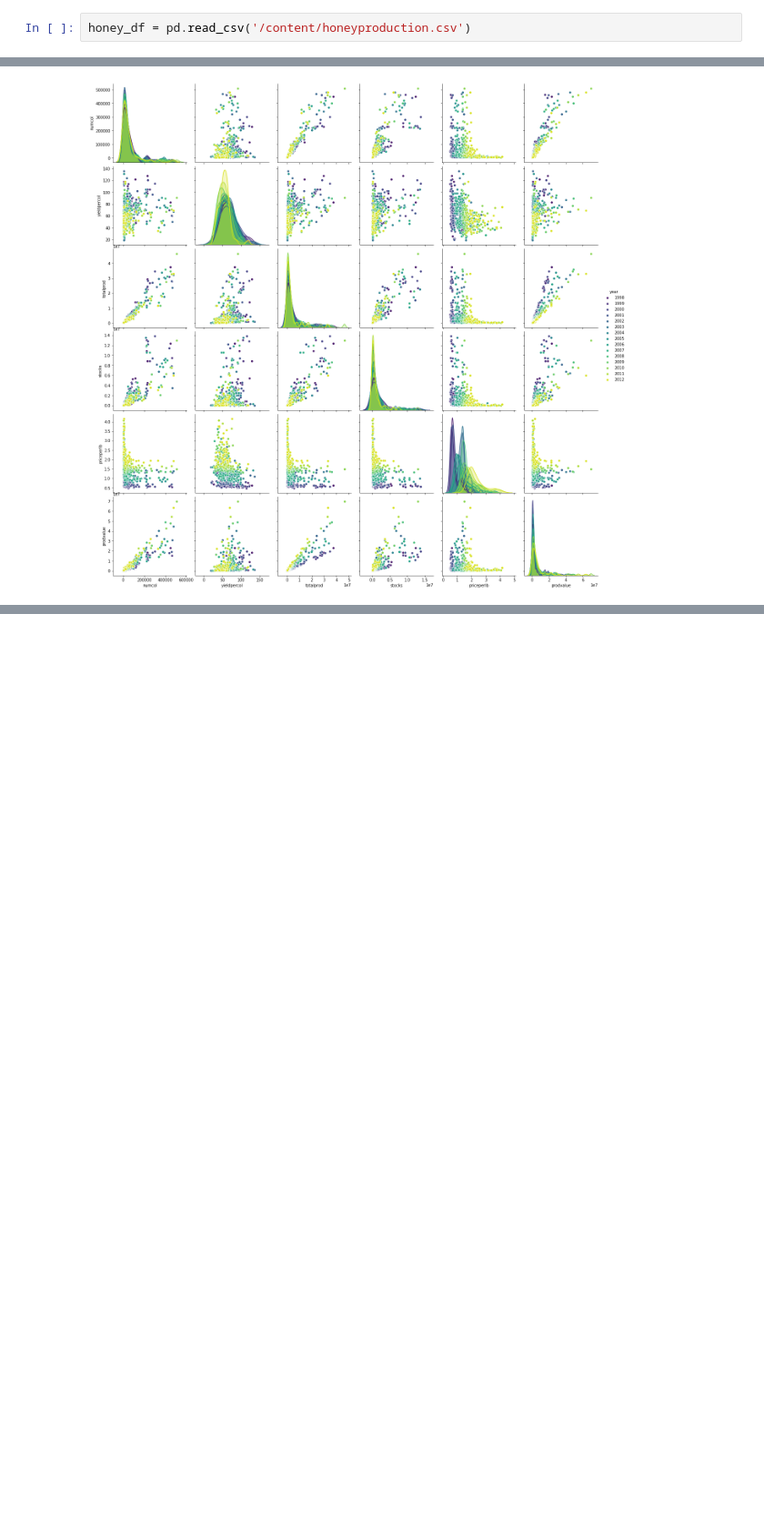
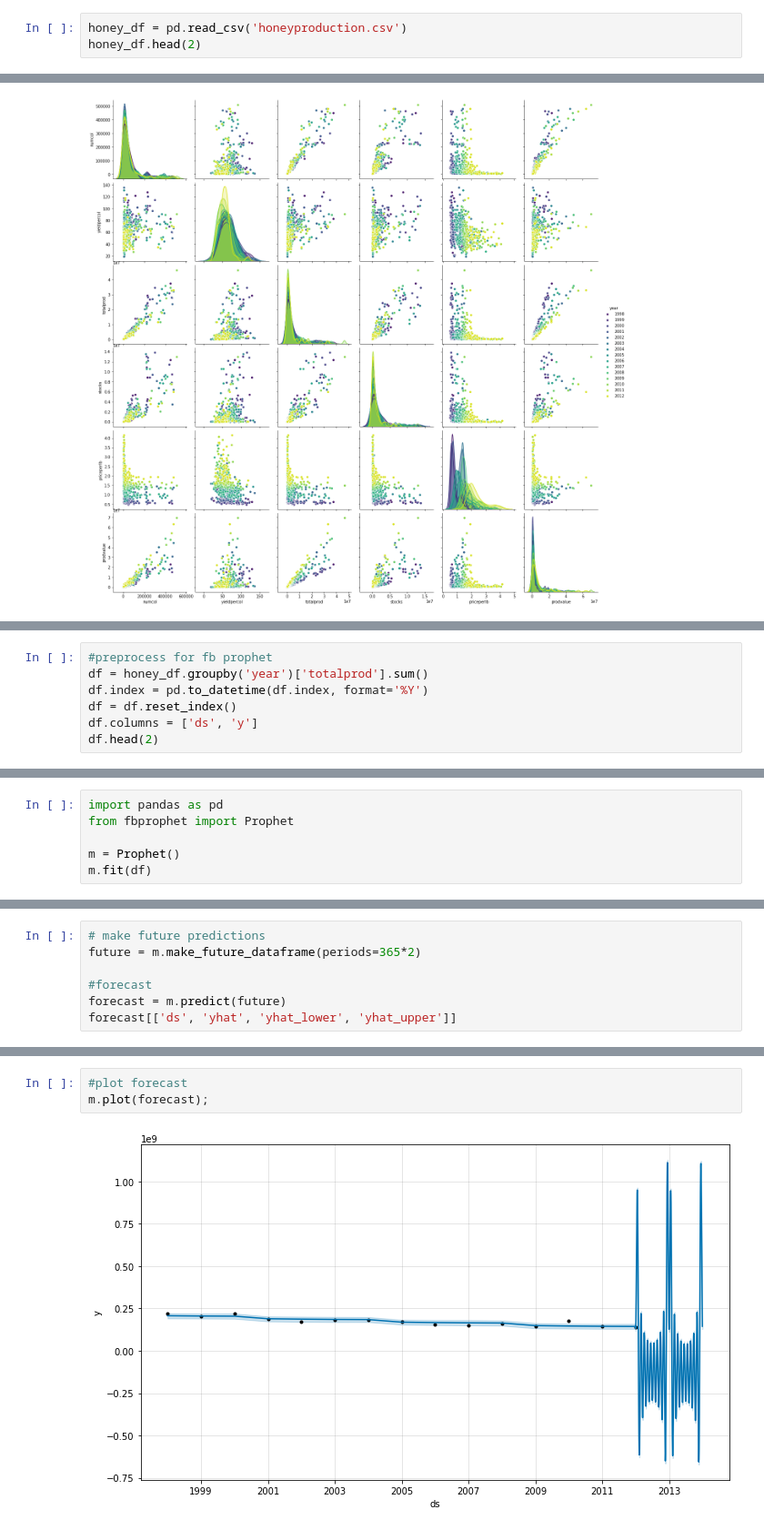
Before and after one commit to nonoumasy/honey-bee-production-1998-2012, a Jupyter notebook: Honey_Bee_Production_19989_2012.ipynb, the cells around one changed output, grey strips where cells are left out. Shown at 91% size. Drawn from its saved outputs; the diff is of its cells as text; blank space fills up the shorter version.

```diff
--- a/Honey_Bee_Production_19989_2012.ipynb
+++ b/Honey_Bee_Production_19989_2012.ipynb
@@ -42,4 +59,5 @@ Dataset Description
 |**prodvalue**|float64|honey_df|Value of production (totalprod x priceperlb). Unit is dollars.|
 |**year**|int64|honey_df|Year (1998 - 2012)|
 # %%
-honey_df = pd.read_csv('/content/honeyproduction.csv')
+honey_df = pd.read_csv('honeyproduction.csv')
+honey_df.head(2)
@@ -215,0 +341,7 @@ df.drop()
+# %%
+#preprocess for fb prophet
+df = honey_df.groupby('year')['totalprod'].sum()
+df.index = pd.to_datetime(df.index, format='%Y')
+df = df.reset_index()
+df.columns = ['ds', 'y']
+df.head(2)
@@ -215,0 +352,6 @@ df.drop()
+# %%
+import pandas as pd
+from fbprophet import Prophet
+
+m = Prophet()
+m.fit(df)
@@ -215,0 +363,7 @@ df.drop()
+# %%
+# make future predictions
+future = m.make_future_dataframe(periods=365*2)
+
+#forecast
+forecast = m.predict(future)
+forecast[['ds', 'yhat', 'yhat_lower', 'yhat_upper']]
@@ -215,0 +384,5 @@ df.drop()
+# %%
+#plot forecast
+m.plot(forecast);
+# %% [output]
+[figure, added]
```
Also changed, not shown: parts of 38 cells of this notebook.
